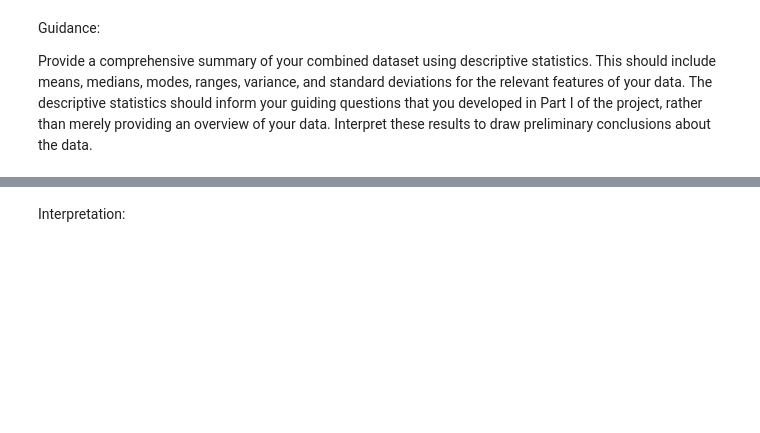
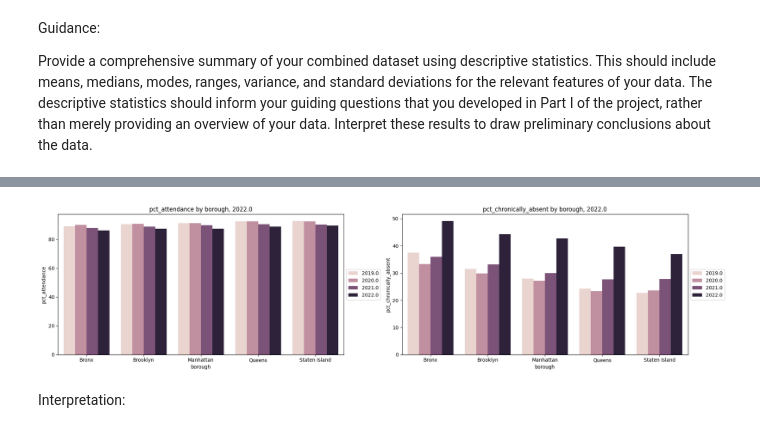
Before and after one commit to NakaFrozn/si618_final_project, a Jupyter notebook: Final_project_Step2.ipynb, the cells around one changed output, grey strips where cells are left out. Cells and saved outputs as stored; diff of their text form; code cells hidden in the pictures; blank space fills up the shorter version.

```diff
--- a/Final_project_Step2.ipynb
+++ b/Final_project_Step2.ipynb
@@ -71,3 +119,17 @@ Index(['DBN', 'school_name', 'school_type', 'academic_type', 'grade_type',
+# %%
+## bar plot average yearly values by borough for school variables
+# arrange in 2x2 grid
+school_vars = ['pct_attendance', 'pct_chronically_absent']
+fig, axs = plt.subplots(1, 2, figsize=(20, 5))
+for i, var in enumerate(school_vars):
+    avg_data = allData.groupby(['year', 'borough'])[var].mean().reset_index()
+    sns.barplot(x='borough', y=var, data=avg_data, ax=axs[i], hue='year')
+    axs[i].set_title(f'{var} by borough, {year}')
+    # legend to outside bottom of plot
+    axs[i].legend(loc='center left', bbox_to_anchor=(1, 0.5))
+    plt.tight_layout()
+# %% [output]
+[figure, added]
 # %% [markdown]
 Interpretation:
 # %% [markdown]
```
Also changed, not shown: parts of 18 cells of this notebook.
